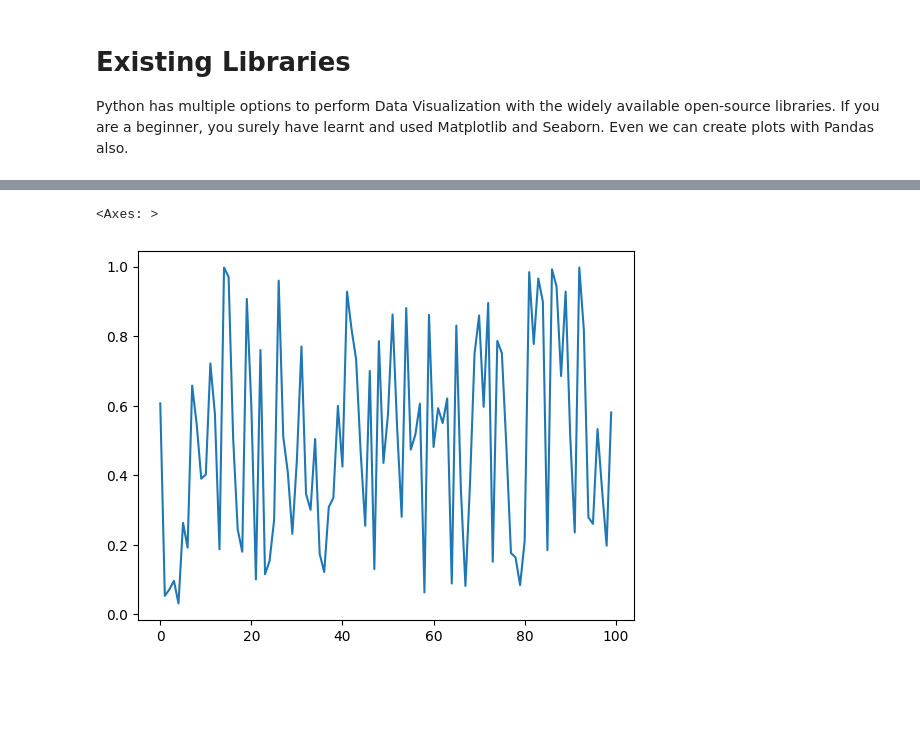
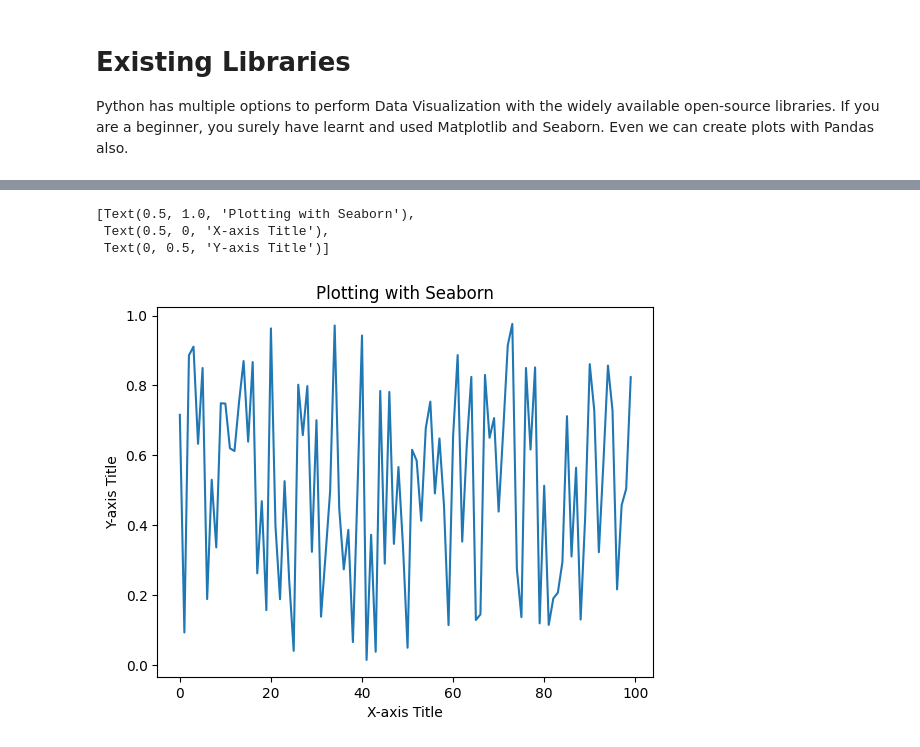
Before and after one commit to Adi-ds/Altair_blog, a Jupyter notebook: blog.ipynb, the cells around one changed output, grey strips where cells are left out. Cells and saved outputs as stored; diff of their text form; code cells hidden in the pictures; blank space fills up the shorter version.

```diff
--- a/blog.ipynb
+++ b/blog.ipynb
@@ -28,9 +40,17 @@ plt.show()
 # %%
 import numpy as np
 import seaborn as sns
 
 y_points = np.random.rand(100)
-sns.lineplot(y_points)
+sns.lineplot(
+    y_points
+).set(
+    title='Plotting with Seaborn',
+    xlabel='X-axis Title',
+    ylabel='Y-axis Title'
+)
 # %% [output]
-<Axes: >
+[Text(0.5, 1.0, 'Plotting with Seaborn'),
+ Text(0.5, 0, 'X-axis Title'),
+ Text(0, 0.5, 'Y-axis Title')]
-[figure, old version]
+[figure, new version]
```
Also changed, not shown: parts of 9 cells of this notebook.
